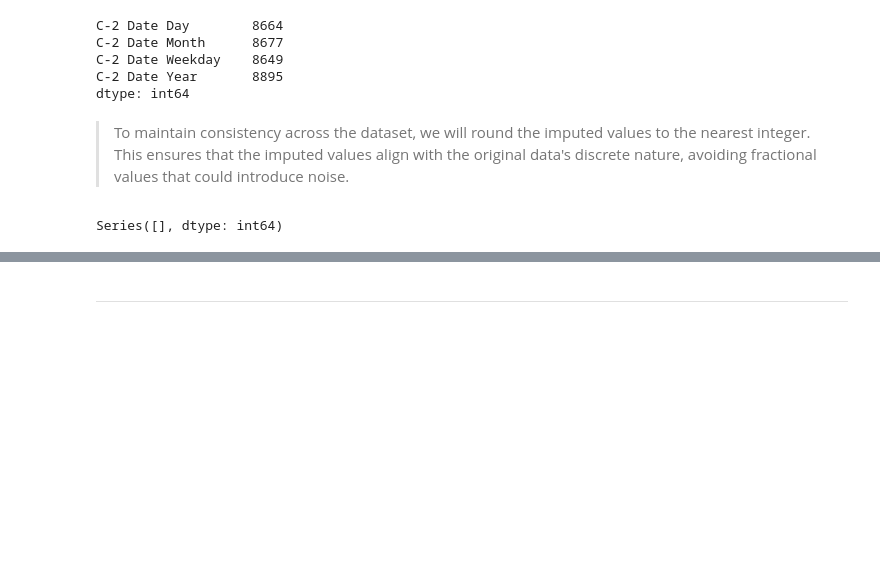
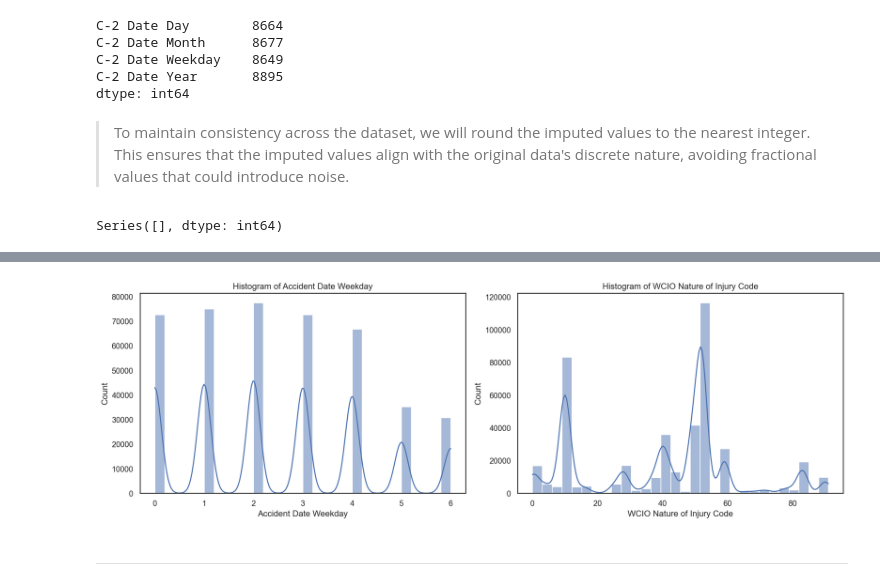
Before and after one commit to Silvestre17/ML_24.25_Project_Group33, a Jupyter notebook: 2_FeatureEngineering_MLProject_Group33.ipynb, the cells around one changed output, grey strips where cells are left out. Saved outputs shown, nothing was run; the diff lists cells and outputs as text; code cells hidden in the pictures; blank space fills up the shorter version.

```diff
--- a/2_FeatureEngineering_MLProject_Group33.ipynb
+++ b/2_FeatureEngineering_MLProject_Group33.ipynb
@@ -946,3 +968,21 @@ for col in ['Accident Date Day', 'Accident Date Weekday', 'Accident Date Month',
+# %%
+columns = ['Accident Date Weekday', 'WCIO Nature of Injury Code']
+
+# Create subplots
+fig, axes = plt.subplots(nrows=1, ncols=len(columns), figsize=(15, 5))
+
+# Loop through each feature and plot histograms
+for i, feature in enumerate(columns):
+    sns.histplot(train_data[feature], bins=30, kde=True, ax=axes[i])
+    axes[i].set_title(f'Histogram of {feature}')
+    axes[i].set_xlabel(feature)
+    axes[i].set_ylabel('Count')
+
+# Adjust layout
+plt.tight_layout()
+plt.show()
+# %% [output]
+[figure, added]
 # %% [markdown]
 ---
 # %% [markdown]
```
Also changed, not shown: parts of 91 cells of this notebook.
